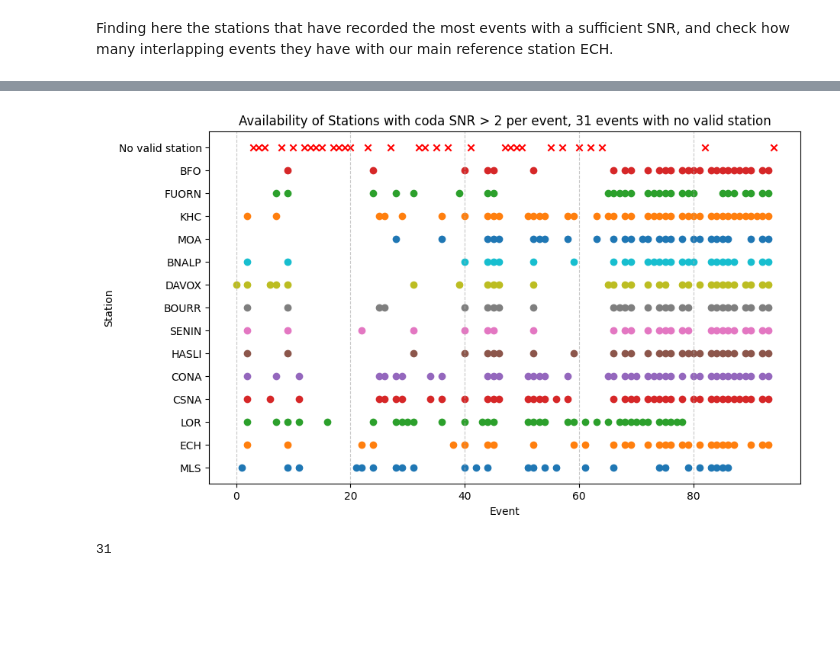
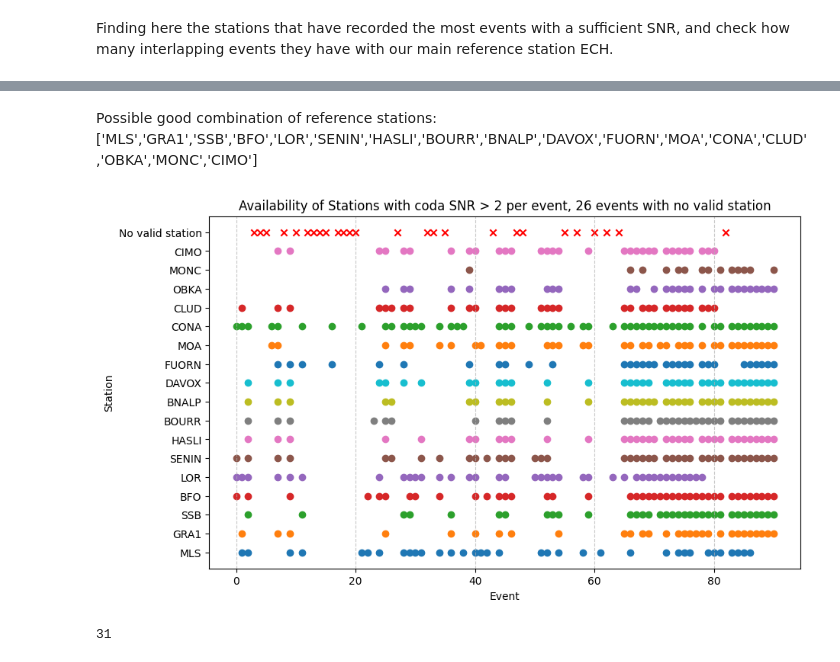
Before and after one commit to schreinerl/Lg_waves, a Jupyter notebook: Site_term_final.ipynb, the cells around one changed output, grey strips where cells are left out. Drawn from its saved outputs; the diff is of its cells as text; code cells hidden in the pictures; blank space fills up the shorter version.

```diff
--- a/Site_term_final.ipynb
+++ b/Site_term_final.ipynb
@@ -126,18 +126,18 @@ directory='/home/schreinl/Stage/Data1/'
 distmin=1.9
 distmax=10.
 
-start = UTCDateTime(catalogue['time'][40]) -25
+start = UTCDateTime(catalogue['time'][23]) -25
 end = start + 700
-eq_lon = float(catalogue['longitude'][40])
-eq_lat = float(catalogue['latitude'][40])
+eq_lon = float(catalogue['longitude'][23])
+eq_lat = float(catalogue['latitude'][23])
 st_all, stations_all, plot = big_downloader2(datacenters, start, end, eq_lon, eq_lat, distmin, distmax, directory, plot=False)
 time_string = UTCDateTime.strftime(start, format="%Y_%m_%dT%H_%M_%S")
 
 
 
 st_plot_filt_all=st_all.copy()
-fmin=3
-fmax=4
+fmin=2
+fmax=3
 st_plot_filt_all.filter("bandpass", freqmin=fmin, freqmax=fmax)
 
 
@@ -283,5 +358,5 @@ Station OGMO has coda SNR below 2
 ### 7. Find a reference station for each event
 In order to do so, we read in in a dictionary all stations, with the structure per event: amplitude, time, magnitude, snr_coda, snr_last_window. Lets check for which stations we have a lot of recorded events over the SNR threshold.
 # %%
-amplitudes_dict = create_coda_amplitude_dict(event_file='/home/schreinl/Stage/Data/eq_4_france.csv', codawindow="cutoff",fmin=3,fmax=4, factor=1.1,data_dir='Data1')
+amplitudes_dict = create_coda_amplitude_dict(event_file='/home/schreinl/Stage/Data/eq_4_france.csv', codawindow="cutoff",fmin=2,fmax=3, factor=1.1,data_dir='Data1')
 # %% [output]
@@ -325,14 +400,14 @@ most_recorded_events = station_event_counts[most_recorded_station]
 most_snr_station = max(station_snr_counts, key=station_snr_counts.get)
 most_snr_events = station_snr_counts[most_snr_station]
 
-print(f"Station with the most recorded events: {most_recorded_station} ({most_recorded_events} events)")
+print(f"Station with the most recorded events: {most_recorded_station} ({most_recorded_events} events) out of {len(amplitudes_dict['ECH'])} events")
 print(f"Station with the most recorded events with SNR coda and window SNR above 2: {most_snr_station} ({most_snr_events} events)")
 
 
 
-stations_with_sufficient_snr = [(station, count) for station, count in station_snr_counts.items() if count > 25]
-good_stations = [station for station, count in station_snr_counts.items() if count > 25]
-
+stations_with_sufficient_snr = [(station, count) for station, count in station_snr_counts.items() if count > 20]
+good_stations = [station for station, count in station_snr_counts.items() if count > 35]
+#for now define 10 random stations that can be used as reference stations out of stations that have a high coverage
 print(stations_with_sufficient_snr)
-print(good_stations)
+print(len(good_stations))
 # %% [output]
@@ -373,8 +463,9 @@ reference_stations = ['MLS', 'ECH', 'LOR', 'CSNA', 'CONA', 'HASLI', 'SENIN', 'BO
 reference_stations = ['FNEB', 'MLS', 'MONQ', 'ECH', 'SSB', 'LOR', 'CSNA', 'CONA', 'BOJS', 'HASLI', 'SENIN', 'BOURR', 'SLE', 'GIMEL', 'DAVOX', 'FIESA', 'BNALP', 'FUSIO', 'BFO', 'ATE', 'KBA', 'MOA', 'CADS', 'JAVS', 'ROBS', 'VISS', 'VOJS', 'KHC', 'FETA', 'FUORN', 'A084A']
 reference_stations = good_stations
 reference_stations.append('BFO')
+reference_stations.append('MLS')
+
 clients = ['RESIF', 'ODC', 'ETH', 'INGV', 'GEOFON', 'IRIS', 'ICGC', 'BGR']
-
 origin = [47, 9]
 zoom = 5
 carte = folium.Map(location=origin, zoom_start=zoom)
@@ -402,10 +493,10 @@ for client_name in clients:
                 name = station.code
                 valid_points = stations_snr_dict.get(name, 0)
                 infos = f"{name} ({lat}, {lon}), {valid_points}"
-                folium.Marker(
+                folium.CircleMarker(
                     location=[lat, lon],
                     tooltip=infos,
-                    icon=folium.Icon(color='blue', icon='info-sign')
+                    radius=4
                 ).add_to(carte)
 
 carte
@@ -419,38 +510,40 @@ Error fetching data from ICGC: No data available for request.
 HTTP Status code: 204
 Detailed response of server:
 [interactive output not drawn]
+# %% [markdown]
+Possible good combination of reference stations:
+['MLS','GRA1','SSB','BFO','LOR','SENIN','HASLI','BOURR','BNALP','DAVOX','FUORN','MOA','CONA','CLUD','OBKA','MONC','CIMO']
 # %%
 stations_to_plot = ["SSB", "ECH", "FOURG","AJAC", "MLS", "RESF", "ASQU", "MURB","ZCCA","AQU", "PII"]
-reference_stations = ["ECH", "MDI", "SSB", "CHIF", "BALS", "MLS", "CLF", "OGMO", "MONC", "AJAC", "FLAF", "ZCCA", "JAVS", "ROSI"]
-
-stations_to_plot = good_stations
+best_bet = ['MLS','GRA1','SSB','BFO','LOR','SENIN','HASLI','BOURR','BNALP','DAVOX','FUORN','MOA','CONA','CLUD','OBKA','MONC','CIMO']
+stations_to_plot = best_bet
 station2 = "ECH"
 counter = 0
 events = range(len(amplitudes_dict[station2]))
 
 plt.figure(figsize=(10, 6))
 
 for i, station in enumerate(stations_to_plot):
     values = np.array([entry['amplitude'] if entry is not None and entry.get('snr_coda', 0) > 2 else None for entry in amplitudes_dict[station]], dtype=np.float64)
     values = np.where(values == None, np.nan, values)
     event_indices = [event for event, value in enumerate(values) if not np.isnan(value)]
     count = len(event_indices)
     plt.scatter(event_indices, [i] * len(event_indices), label=f"{station}({count})", marker='o')
 
 for event in events:
     if all(np.isnan([amplitudes_dict[station][event]['amplitude'] if amplitudes_dict[station][event] is not None and amplitudes_dict[station][event].get('snr_coda', 0) > 2 else np.nan for station in stations_to_plot])):
         counter += 1
         plt.scatter(event, len(stations_to_plot), color='red', marker='x', label='No valid station' if event == 0 else "")
 
 plt.xlabel("Event")
 plt.ylabel("Station")
 plt.yticks(range(len(stations_to_plot) + 1), stations_to_plot + ['No valid station'])
 plt.title(f"Availability of Stations with coda SNR > 2 per event, {counter} events with no valid station")
 #plt.legend(loc='upper right')
 plt.grid(axis="x", linestyle="--", alpha=0.7)
 plt.show()
 # %% [output]
-[figure, old version]
+[figure, new version]
 # %%
 low_snr_events = []
 eq_list = catalogue
```
Also changed, not shown: parts of 20 cells of this notebook, 2 other files.
